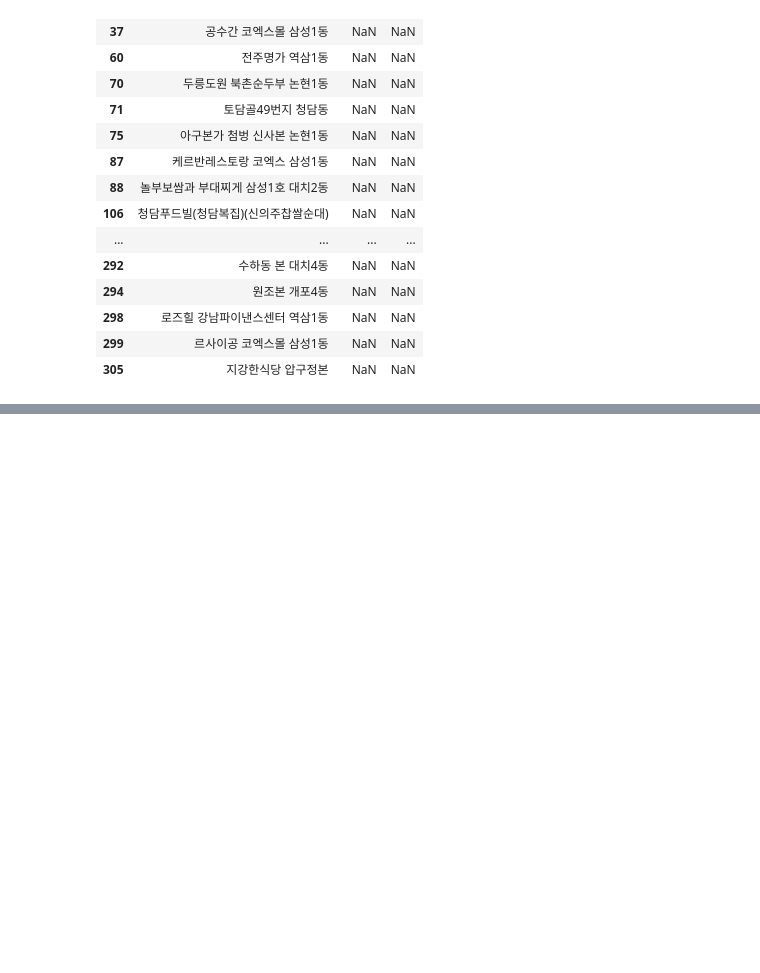
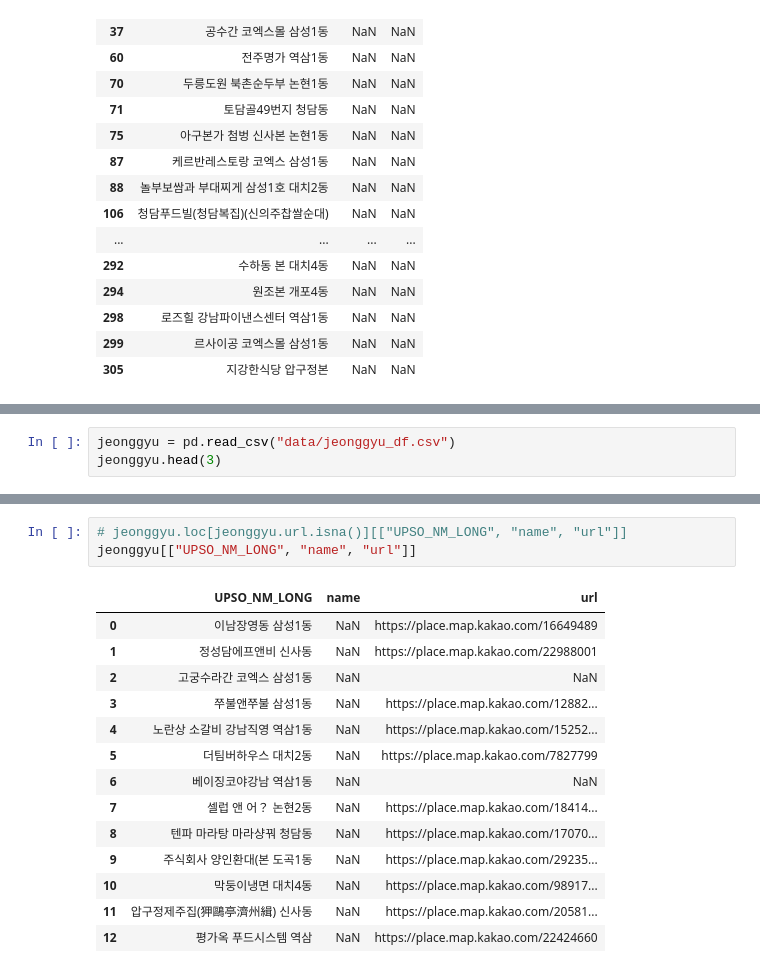
Before and after one commit to benidjor/model-restaurant-in-gangnam, a Jupyter notebook: kakaomap_crawling_pracice.ipynb, the cells around one changed output, grey strips where cells are left out. Saved outputs shown, nothing was run; the diff lists cells and outputs as text; blank space fills up the shorter version.

```diff
--- a/kakaomap_crawling_pracice.ipynb
+++ b/kakaomap_crawling_pracice.ipynb
@@ -2659,0 +2662,3 @@ url_compared_df.loc[url_compared_df.url.isna()]
+# %%
+jeonggyu = pd.read_csv("data/jeonggyu_df.csv")
+jeonggyu.head(3)
@@ -2659,0 +2678,18 @@ url_compared_df.loc[url_compared_df.url.isna()]
+# %%
+# jeonggyu.loc[jeonggyu.url.isna()][["UPSO_NM_LONG", "name", "url"]]
+jeonggyu[["UPSO_NM_LONG", "name", "url"]]
+# %% [output]
+|  | UPSO_NM_LONG | name | url |
+| 0 | 이남장영동 삼성1동 | NaN | https://place.map.kakao.com/16649489 |
+| 1 | 정성담에프앤비 신사동 | NaN | https://place.map.kakao.com/22988001 |
+| 2 | 고궁수라간 코엑스 삼성1동 | NaN | NaN |
+| 3 | 쭈불앤쭈불 삼성1동 | NaN | https://place.map.kakao.com/12882... |
+| 4 | 노란상 소갈비 강남직영 역삼1동 | NaN | https://place.map.kakao.com/15252... |
+| 5 | 더팀버하우스 대치2동 | NaN | https://place.map.kakao.com/7827799 |
+| 6 | 베이징코야강남 역삼1동 | NaN | NaN |
+| 7 | 셀럽 앤 어？ 논현2동 | NaN | https://place.map.kakao.com/18414... |
+| 8 | 텐파 마라탕 마라샹꿔 청담동 | NaN | https://place.map.kakao.com/17070... |
+| 9 | 주식회사 양인환대(본 도곡1동 | NaN | https://place.map.kakao.com/29235... |
+| 10 | 막둥이냉면 대치4동 | NaN | https://place.map.kakao.com/98917... |
+| 11 | 압구정제주집(狎鷗亭濟州緝) 신사동 | NaN | https://place.map.kakao.com/20581... |
+| 12 | 평가옥 푸드시스템 역삼 | NaN | https://place.map.kakao.com/22424660 |
```
Also changed, not shown: parts of 16 cells of this notebook, 4 other files.
